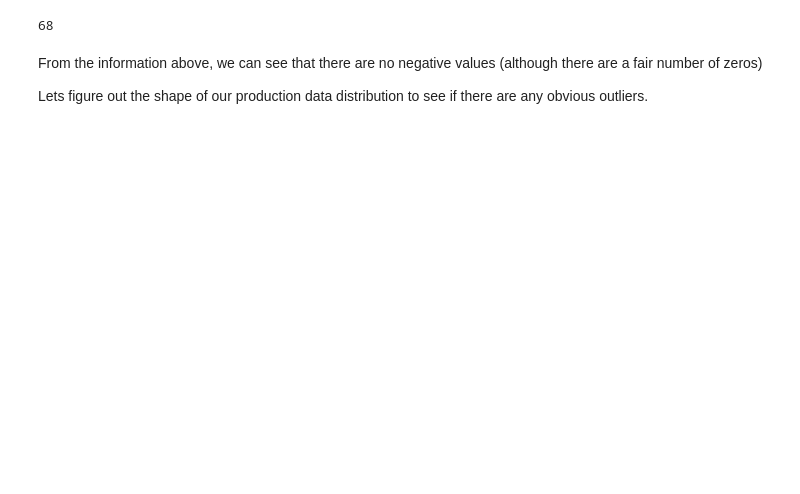
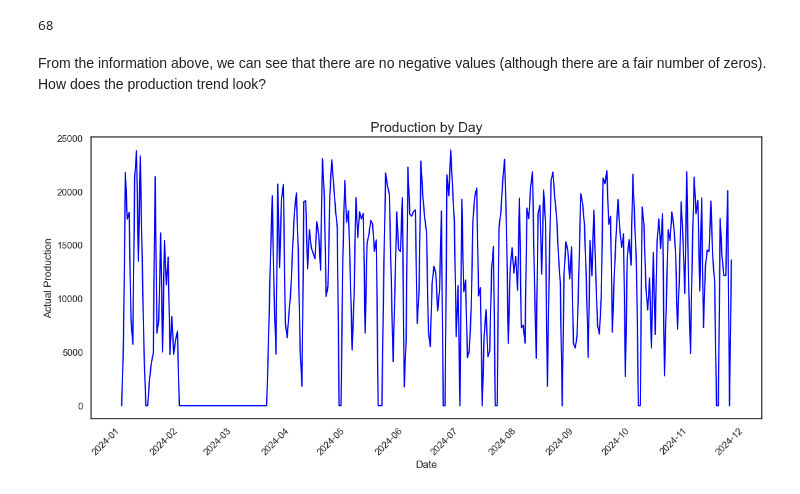
Before and after one commit to eliasforsberg/quarry-eda, a Jupyter notebook: eda.ipynb, the cells around one changed output. Cells and saved outputs as stored; diff of their text form; code cells hidden in the pictures; blank space fills up the shorter version.

```diff
--- a/eda.ipynb
+++ b/eda.ipynb
@@ -117,6 +103,20 @@ print((dfprod["Actual Tonnage"] == 0).sum())
 # %% [output]
 68
 # %% [markdown]
-From the information above, we can see that there are no negative values (although there are a fair number of zeros)
-
-Lets figure out the shape of our production data distribution to see if there are any obvious outliers.
+From the information above, we can see that there are no negative values (although there are a fair number of zeros). How does the production trend look?
+# %%
+plt.figure(figsize=(12,6))
+sns.lineplot(
+    x="Date",
+    y="Actual Tonnage",
+    data=dfprod,
+    color="blue"
+)
+plt.title("Production by Day", fontsize=16)
+plt.xlabel("Date", fontsize=12)
+plt.ylabel("Actual Production", fontsize=12)
+plt.xticks(rotation=45, ha="right")  # Rotate category labels for better readability
+plt.tight_layout()
+plt.show()
+# %% [output]
+[figure, added]
```
Also changed, not shown: parts of 15 cells of this notebook.
